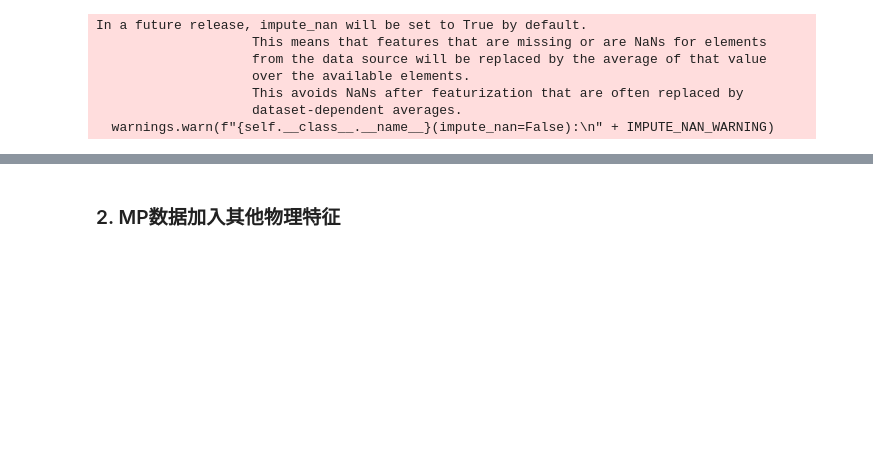
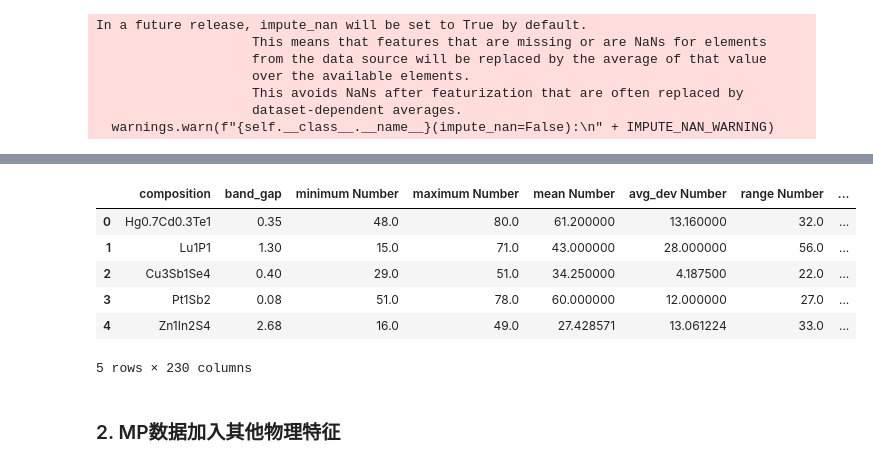
Before and after one commit to Four-Q/Bg_pre3, a Jupyter notebook: 2.1Featurization.ipynb, the cells around one changed output, grey strips where cells are left out. Drawn from its saved outputs; the diff is of its cells as text; code cells hidden in the pictures; blank space fills up the shorter version.

```diff
--- a/2.1Featurization.ipynb
+++ b/2.1Featurization.ipynb
@@ -129,3 +260,13 @@ exp_featurized_df.to_csv(os.path.join(file_path, 'exp_elements_feat.csv'), index
+# %%
+exp_featurized_df.head()
+# %% [output]
+|  | composition | band_gap | minimum Number | maximum Number | mean Number | avg_dev Number | range Number | ... |
+| 0 | Hg0.7Cd0.3Te1 | 0.35 | 48.0 | 80.0 | 61.200000 | 13.160000 | 32.0 | ... |
+| 1 | Lu1P1 | 1.30 | 15.0 | 71.0 | 43.000000 | 28.000000 | 56.0 | ... |
+| 2 | Cu3Sb1Se4 | 0.40 | 29.0 | 51.0 | 34.250000 | 4.187500 | 22.0 | ... |
+| 3 | Pt1Sb2 | 0.08 | 51.0 | 78.0 | 60.000000 | 12.000000 | 27.0 | ... |
+| 4 | Zn1In2S4 | 2.68 | 16.0 | 49.0 | 27.428571 | 13.061224 | 33.0 | ... |
+5 rows × 230 columns
 # %% [markdown]
 ### 2. MP数据加入其他物理特征
 # %%
```
Also changed, not shown: parts of 26 cells of this notebook, 25 other files.
